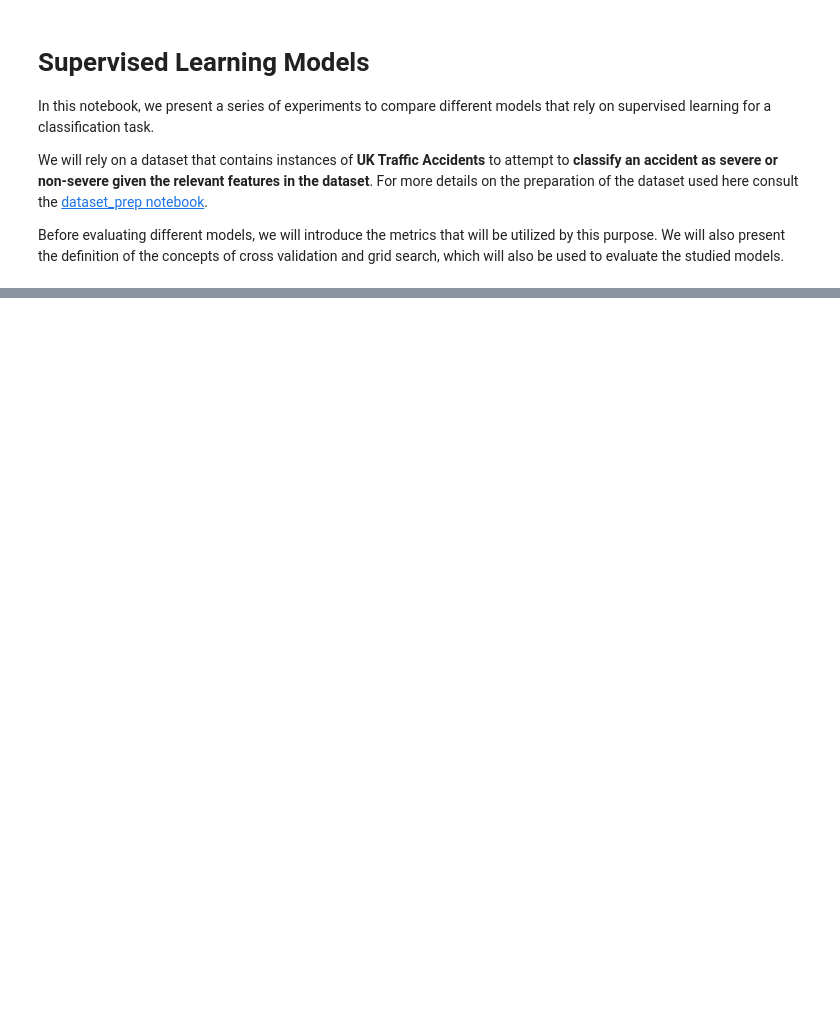
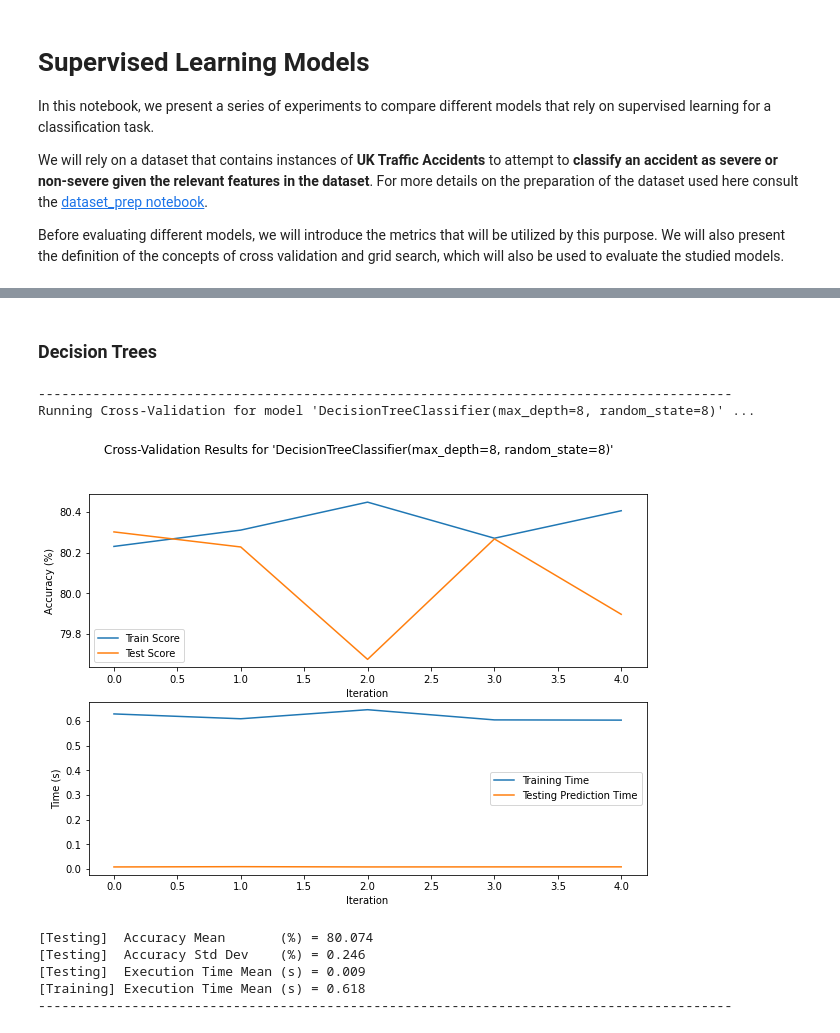
Before and after one commit to agomez08/patrones_inv2, a Jupyter notebook: supervised_learning.ipynb, the cells around one changed output, grey strips where cells are left out. Saved outputs shown, nothing was run; the diff lists cells and outputs as text; code cells hidden in the pictures; blank space fills up the shorter version.

```diff
--- a/supervised_learning.ipynb
+++ b/supervised_learning.ipynb
@@ -225,0 +361,2 @@ print("Test set score: {:.3f}".format(rf.score(X_test, y_test)))
+# %% [markdown]
+### Decision Trees
@@ -225,0 +366,13 @@ print("Test set score: {:.3f}".format(rf.score(X_test, y_test)))
+# %%
+# Configure Binary Tree model and invoke cross_validation function
+bt_clf = tree.DecisionTreeClassifier(max_depth=8, random_state=8)
+trained_bt_clfs = cross_validation(bt_clf, return_estimators=True)
+# %% [output]
+-----------------------------------------------------------------------------------------
+Running Cross-Validation for model 'DecisionTreeClassifier(max_depth=8, random_state=8)' ...
+[figure, added]
+[Testing]  Accuracy Mean       (%) = 80.074
+[Testing]  Accuracy Std Dev    (%) = 0.246
+[Testing]  Execution Time Mean (s) = 0.009
+[Training] Execution Time Mean (s) = 0.618
+-----------------------------------------------------------------------------------------
```
Also changed, not shown: parts of 46 cells of this notebook.
